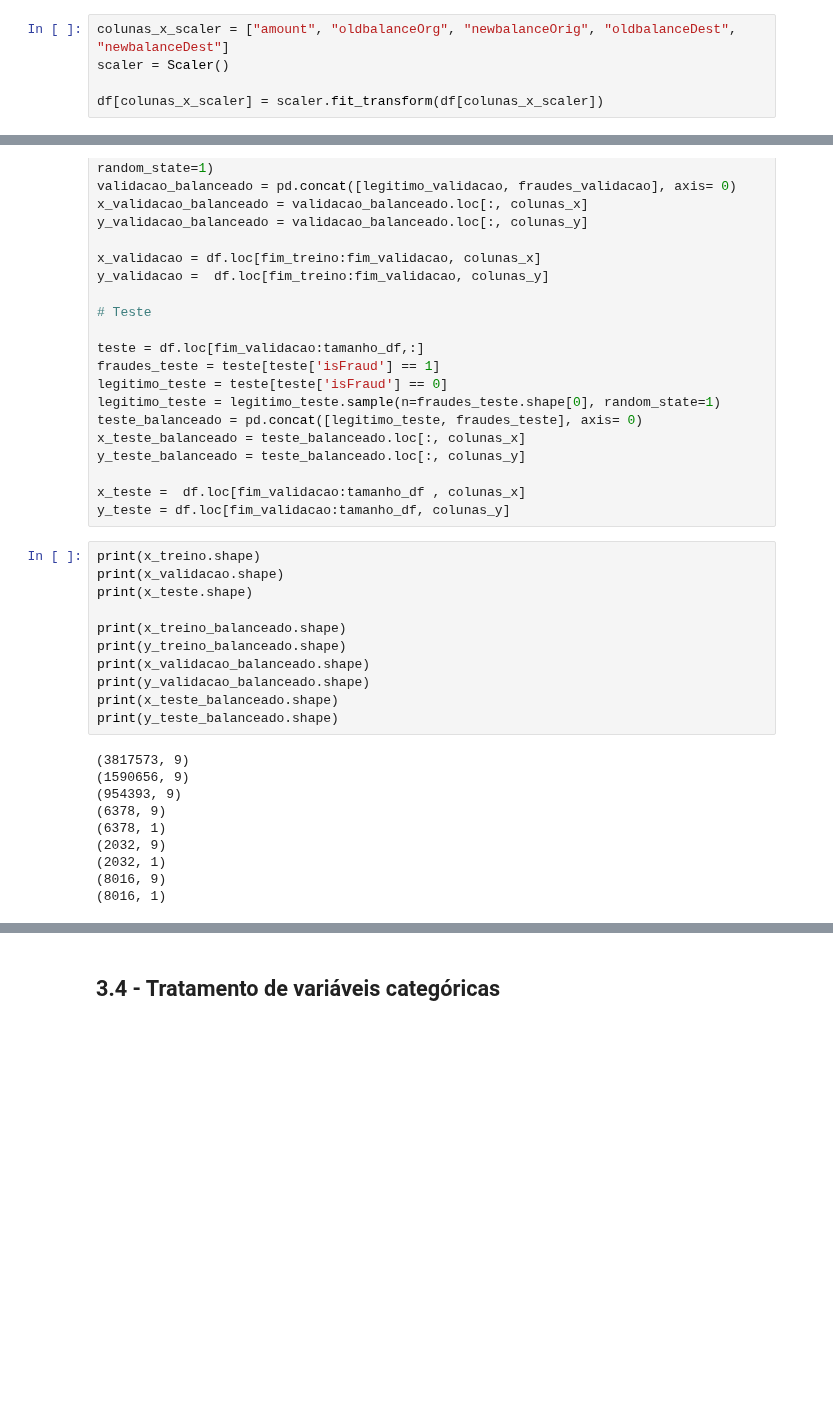
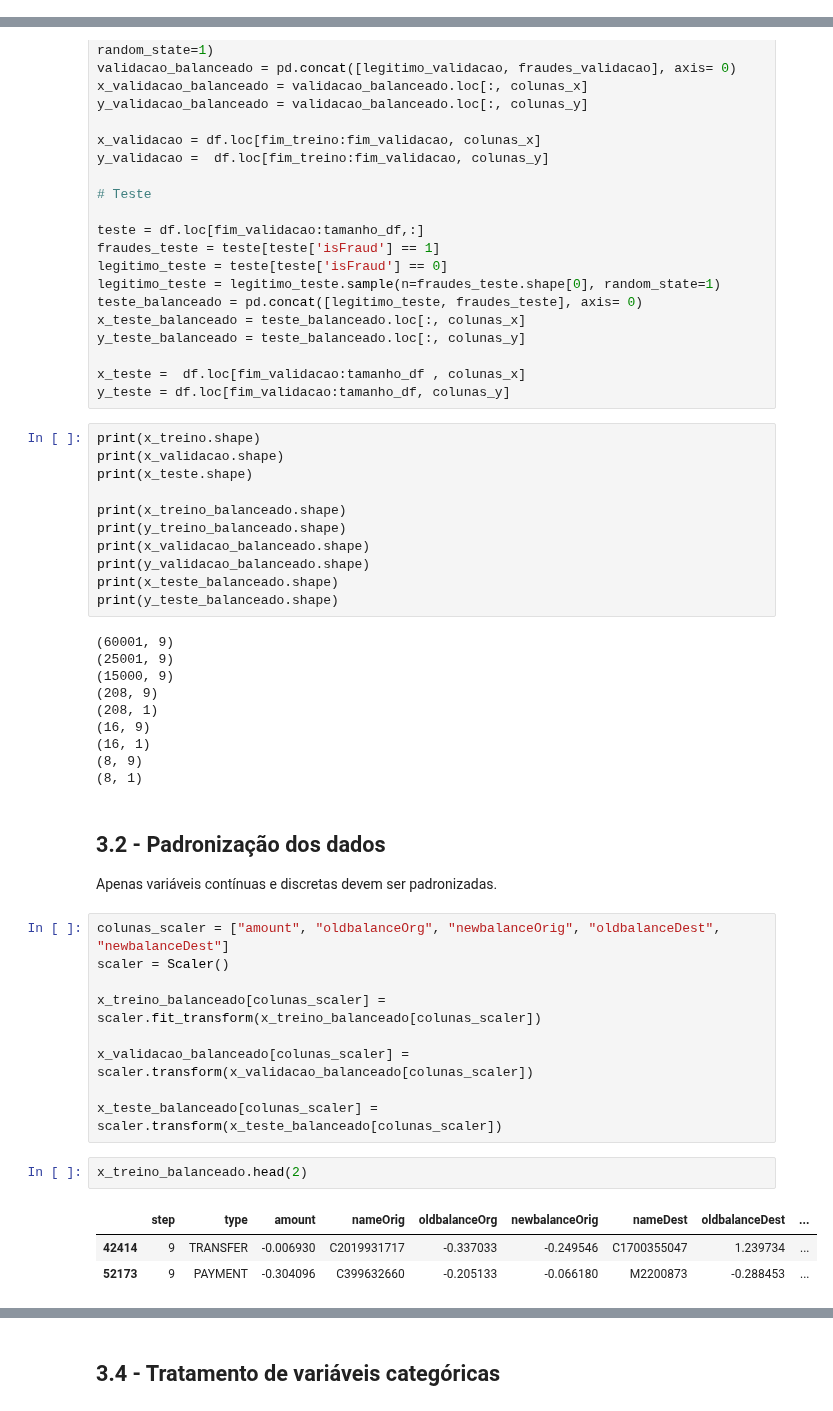
Before and after one commit to henriquemoc/Fraud-Classification, a Jupyter notebook: notebooks/classificacao.ipynb, the cells around one changed output, grey strips where cells are left out. Drawn from its saved outputs; the diff is of its cells as text; blank space fills up the shorter version.

Commit message:
Concertei vazamento de dados na padronizacao

```diff
--- a/notebooks/classificacao.ipynb
+++ b/notebooks/classificacao.ipynb
@@ -137,5 +133,0 @@ Apenas variáveis contínuas e discretas devem ser padronizadas.
-# %%
-colunas_x_scaler = ["amount", "oldbalanceOrg", "newbalanceOrig", "oldbalanceDest", "newbalanceDest"]
-scaler = Scaler()
-
-df[colunas_x_scaler] = scaler.fit_transform(df[colunas_x_scaler])
@@ -218,12 +196,30 @@ print(y_validacao_balanceado.shape)
 print(x_teste_balanceado.shape)
 print(y_teste_balanceado.shape)
 # %% [output]
-(3817573, 9)
-(1590656, 9)
-(954393, 9)
-(6378, 9)
-(6378, 1)
-(2032, 9)
-(2032, 1)
-(8016, 9)
-(8016, 1)
+(60001, 9)
+(25001, 9)
+(15000, 9)
+(208, 9)
+(208, 1)
+(16, 9)
+(16, 1)
+(8, 9)
+(8, 1)
+# %% [markdown]
+## 3.2 - Padronização dos dados
+Apenas variáveis contínuas e discretas devem ser padronizadas.
+# %%
+colunas_scaler = ["amount", "oldbalanceOrg", "newbalanceOrig", "oldbalanceDest", "newbalanceDest"]
+scaler = Scaler()
+
+x_treino_balanceado[colunas_scaler] = scaler.fit_transform(x_treino_balanceado[colunas_scaler])
+
+x_validacao_balanceado[colunas_scaler] = scaler.transform(x_validacao_balanceado[colunas_scaler])
+
+x_teste_balanceado[colunas_scaler] = scaler.transform(x_teste_balanceado[colunas_scaler])
+# %%
+x_treino_balanceado.head(2)
+# %% [output]
+|  | step | type | amount | nameOrig | oldbalanceOrg | newbalanceOrig | nameDest | oldbalanceDest | ... |
+| 42414 | 9 | TRANSFER | -0.006930 | C2019931717 | -0.337033 | -0.249546 | C1700355047 | 1.239734 | ... |
+| 52173 | 9 | PAYMENT | -0.304096 | C399632660 | -0.205133 | -0.066180 | M2200873 | -0.288453 | ... |
```
Also changed, not shown: parts of 3 cells of this notebook.
